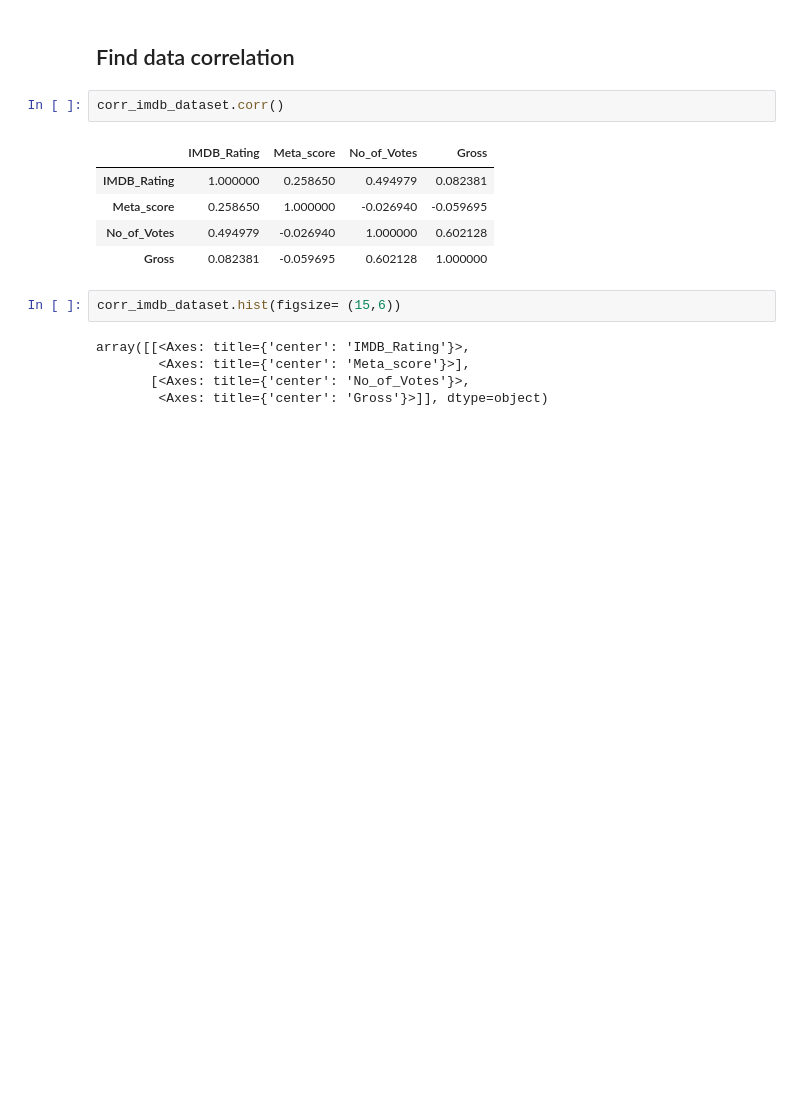
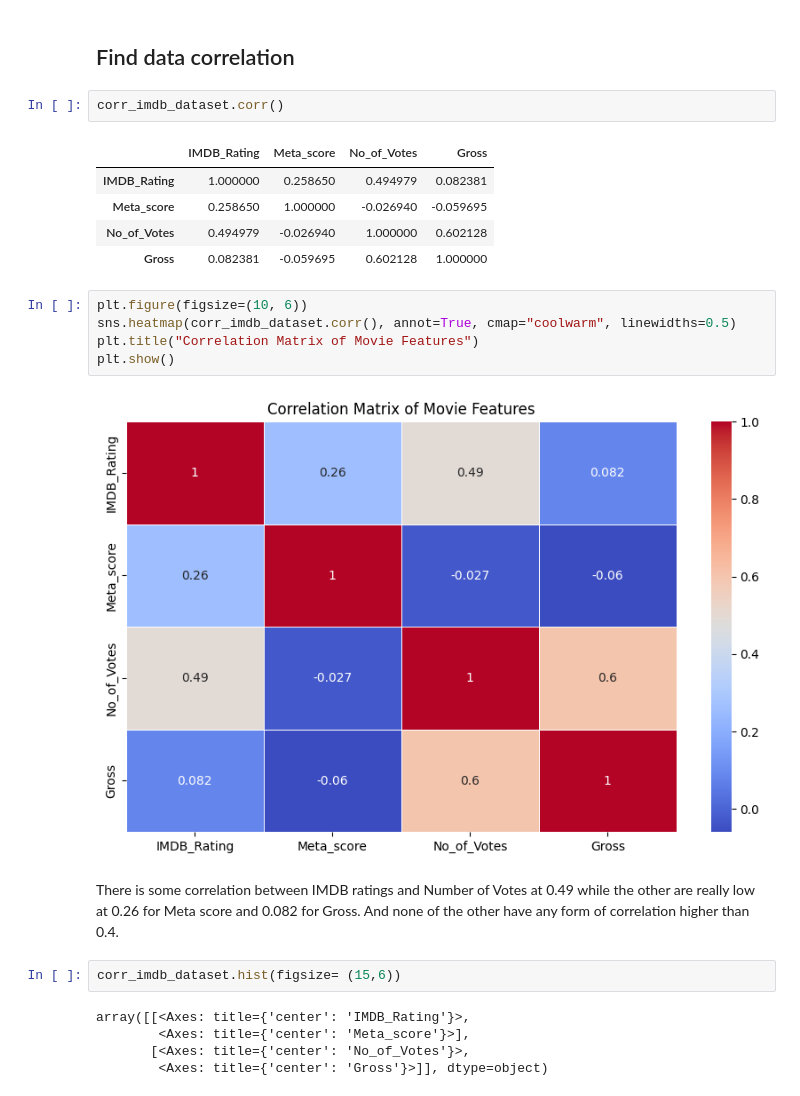
Before and after one commit to vqgquan/IMDB_movie_data_analysis_project, a Jupyter notebook: imdb_analysis.ipynb, the cells around one changed output. Saved outputs shown, nothing was run; the diff lists cells and outputs as text; blank space fills up the shorter version.

```diff
--- a/imdb_analysis.ipynb
+++ b/imdb_analysis.ipynb
@@ -135,6 +135,15 @@ corr_imdb_dataset.corr()
 | Meta_score | 0.258650 | 1.000000 | -0.026940 | -0.059695 |
 | No_of_Votes | 0.494979 | -0.026940 | 1.000000 | 0.602128 |
 | Gross | 0.082381 | -0.059695 | 0.602128 | 1.000000 |
+# %%
+plt.figure(figsize=(10, 6))
+sns.heatmap(corr_imdb_dataset.corr(), annot=True, cmap="coolwarm", linewidths=0.5)
+plt.title("Correlation Matrix of Movie Features")
+plt.show()
+# %% [output]
+[figure, added]
+# %% [markdown]
+There is some correlation between IMDB ratings and Number of Votes at 0.49 while the other are really low at 0.26 for Meta score and 0.082 for Gross. And none of the other have any form of correlation higher than 0.4.
 # %%
 corr_imdb_dataset.hist(figsize= (15,6))
 # %% [output]
```
Also changed, not shown: parts of 6 cells of this notebook.
